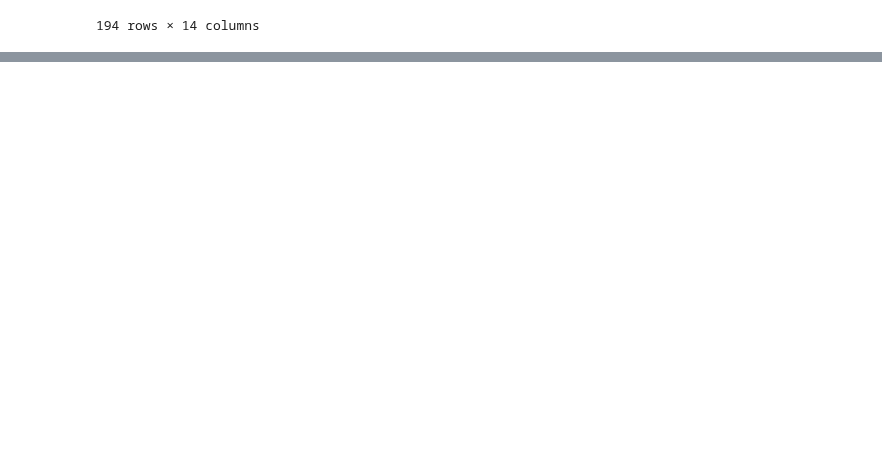
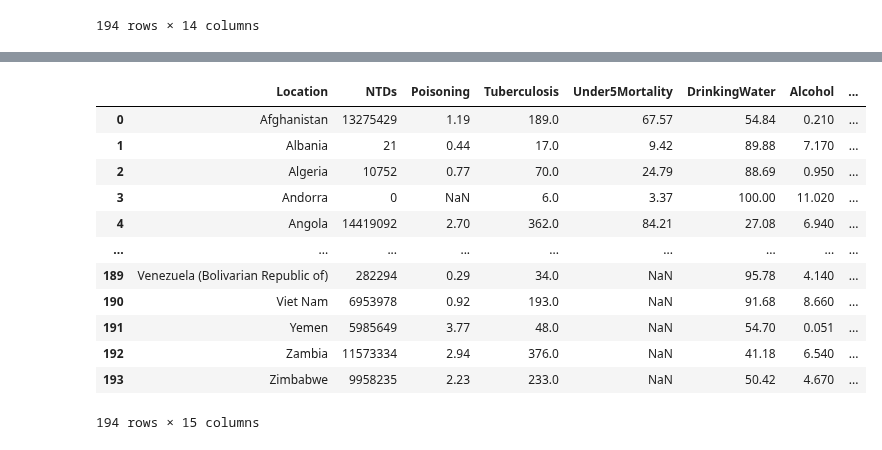
Before and after one commit to kwolf3/World_Health_Statistics_Project, a Jupyter notebook: Combine Datasets- Test Set.ipynb, the cells around one changed output, grey strips where cells are left out. Cells and saved outputs as stored; diff of their text form; code cells hidden in the pictures; blank space fills up the shorter version.

Commit message:
Make small cleaner test set with tobacco column

```diff
--- a/Combine Datasets- Test Set.ipynb
+++ b/Combine Datasets- Test Set.ipynb
@@ -1111,0 +1114,6 @@ test_small.to_csv('test_small_messy.csv', index = False)
+# %%
+test_small_cleaner = pd.read_csv('test_small_cleaner.csv')
+test_small_cleaner
+# %%
+tobacco_col = test_big['Tobacco']
+tobacco_col
@@ -1111,0 +1133,18 @@ test_small.to_csv('test_small_messy.csv', index = False)
+# %%
+test_small_cleaner['Tobacco'] = tobacco_col
+# %%
+test_small_cleaner
+# %% [output]
+|  | Location | NTDs | Poisoning | Tuberculosis | Under5Mortality | DrinkingWater | Alcohol | ... |
+| 0 | Afghanistan | 13275429 | 1.19 | 189.0 | 67.57 | 54.84 | 0.210 | ... |
+| 1 | Albania | 21 | 0.44 | 17.0 | 9.42 | 89.88 | 7.170 | ... |
+| 2 | Algeria | 10752 | 0.77 | 70.0 | 24.79 | 88.69 | 0.950 | ... |
+| 3 | Andorra | 0 | NaN | 6.0 | 3.37 | 100.00 | 11.020 | ... |
+| 4 | Angola | 14419092 | 2.70 | 362.0 | 84.21 | 27.08 | 6.940 | ... |
+| ... | ... | ... | ... | ... | ... | ... | ... | ... |
+| 189 | Venezuela (Bolivarian Republic of) | 282294 | 0.29 | 34.0 | NaN | 95.78 | 4.140 | ... |
+| 190 | Viet Nam | 6953978 | 0.92 | 193.0 | NaN | 91.68 | 8.660 | ... |
+| 191 | Yemen | 5985649 | 3.77 | 48.0 | NaN | 54.70 | 0.051 | ... |
+| 192 | Zambia | 11573334 | 2.94 | 376.0 | NaN | 41.18 | 6.540 | ... |
+| 193 | Zimbabwe | 9958235 | 2.23 | 233.0 | NaN | 50.42 | 4.670 | ... |
+194 rows × 15 columns
```
Also changed, not shown: parts of 3 cells of this notebook, 1 other file.
